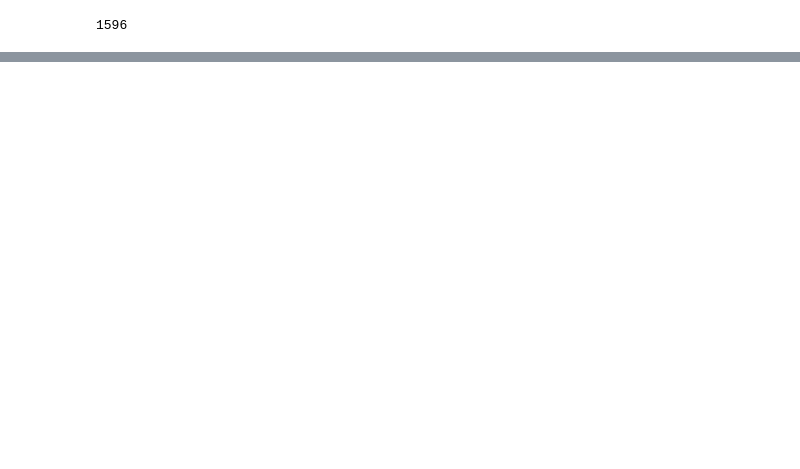
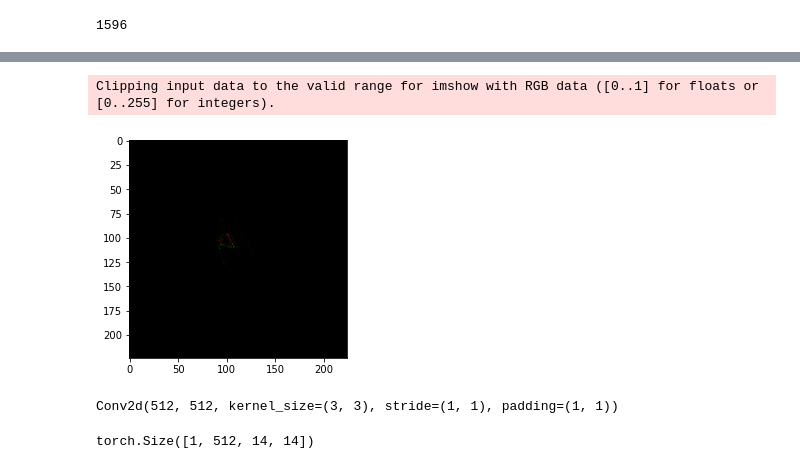
Before and after one commit to JordanLevy99/xai_birds, a Jupyter notebook: notebooks/eval_model.ipynb, the cells around one changed output, grey strips where cells are left out. Cells and saved outputs as stored; diff of their text form; code cells hidden in the pictures; blank space fills up the shorter version.

```diff
--- a/notebooks/eval_model.ipynb
+++ b/notebooks/eval_model.ipynb
@@ -192,0 +292,5 @@ RuntimeError: Expected 4-dimensional input for 4-dimensional weight [64, 3, 3, 3
+# %%
+imshow(torchvision.utils.make_grid(gc_img.cpu().detach()))
+# %% [output]
+Clipping input data to the valid range for imshow with RGB data ([0..1] for floats or [0..255] for integers).
+[figure, added]
@@ -192,0 +299,8 @@ RuntimeError: Expected 4-dimensional input for 4-dimensional weight [64, 3, 3, 3
+# %%
+last_conv
+# %% [output]
+Conv2d(512, 512, kernel_size=(3, 3), stride=(1, 1), padding=(1, 1))
+# %%
+img.size()
+# %% [output]
+torch.Size([1, 512, 14, 14])
```
Also changed, not shown: parts of 14 cells of this notebook, 1 other file.
